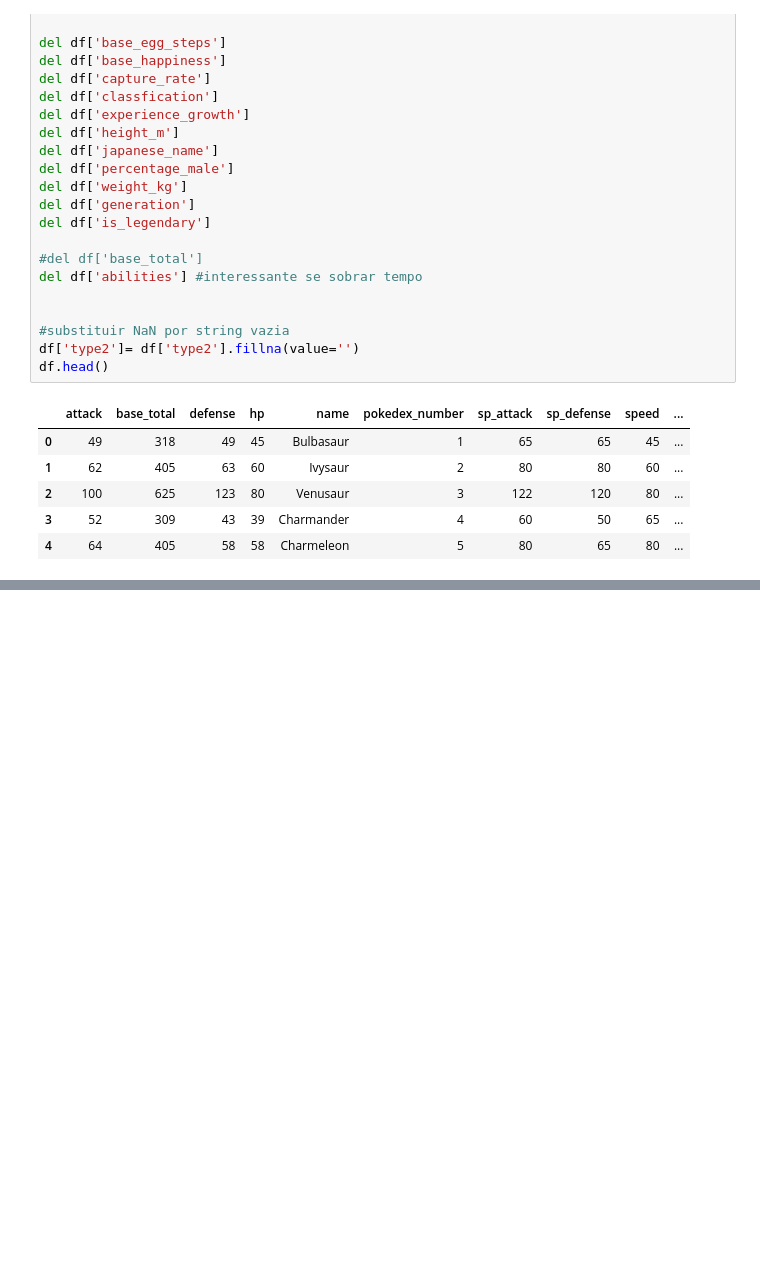
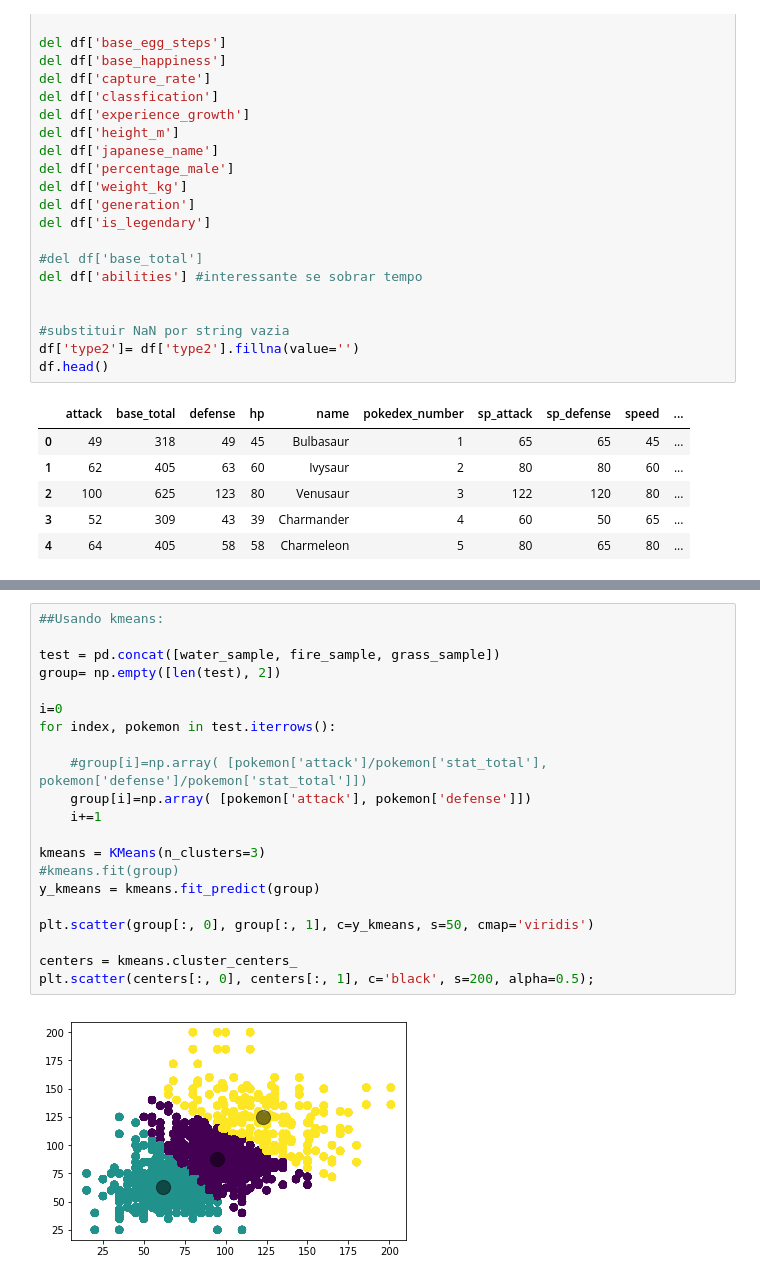
Before and after one commit to gubenites/Ciencia-dos-Dados, a Jupyter notebook: Projeto 3/projeto3Inicio.ipynb, the cells around one changed output, grey strips where cells are left out. Saved outputs shown, nothing was run; the diff lists cells and outputs as text; blank space fills up the shorter version.

Commit message:
implementado métodos de clusterização

```diff
--- a/Projeto 3/projeto3Inicio.ipynb
+++ b/Projeto 3/projeto3Inicio.ipynb
@@ -284,0 +313,23 @@ print(test)
+# %%
+##Usando kmeans:
+
+test = pd.concat([water_sample, fire_sample, grass_sample])
+group= np.empty([len(test), 2])
+
+i=0
+for index, pokemon in test.iterrows():
+
+    #group[i]=np.array( [pokemon['attack']/pokemon['stat_total'], pokemon['defense']/pokemon['stat_total']])
+    group[i]=np.array( [pokemon['attack'], pokemon['defense']])
+    i+=1
+
+kmeans = KMeans(n_clusters=3)
+#kmeans.fit(group)
+y_kmeans = kmeans.fit_predict(group)
+
+plt.scatter(group[:, 0], group[:, 1], c=y_kmeans, s=50, cmap='viridis')
+
+centers = kmeans.cluster_centers_
+plt.scatter(centers[:, 0], centers[:, 1], c='black', s=200, alpha=0.5);
+# %% [output]
+[figure, added]
```
Also changed, not shown: parts of 9 cells of this notebook.
